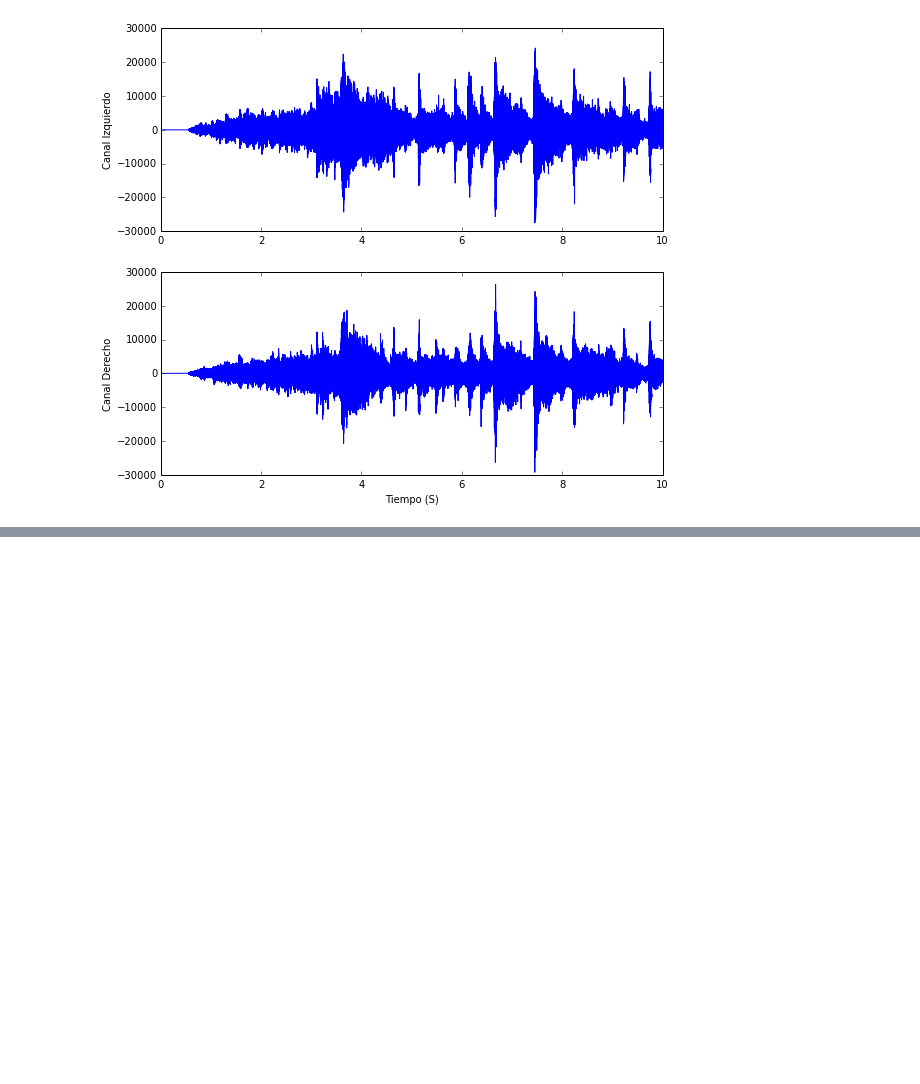
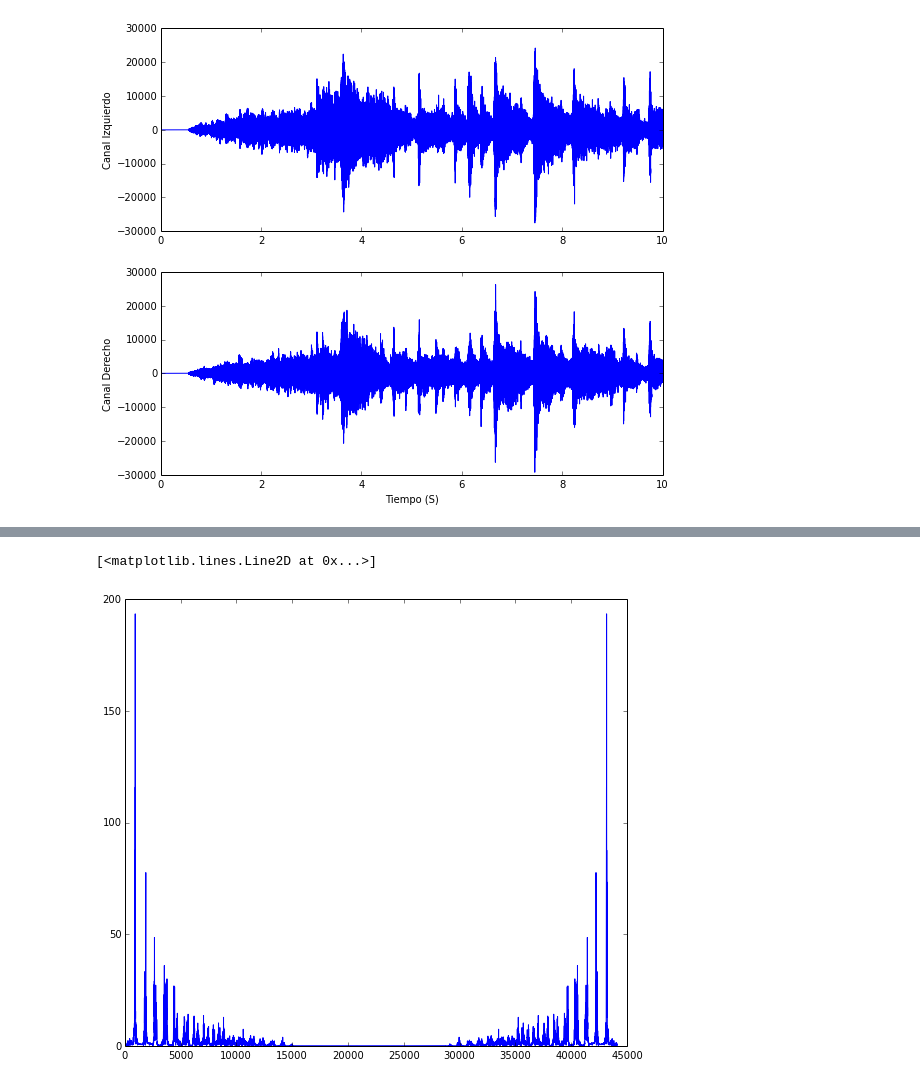
Before and after one commit to RoberTnf/Se-ales, a Jupyter notebook: Pantoja.ipynb, the cells around one changed output, grey strips where cells are left out. Cells and saved outputs as stored; diff of their text form; code cells hidden in the pictures; blank space fills up the shorter version.

```diff
--- a/Pantoja.ipynb
+++ b/Pantoja.ipynb
@@ -81,0 +105,9 @@ xlabel("Tiempo (S)")
+# %%
+peri_anal = 0.25#Periodo de análisis, relación inversa con la resolución que queremos (1Hz -> 1 Seg)
+T4 = peri_anal
+Fci4 = fft.fft(ci[int(3*T4*44100):int(4*T4*44100)])/(T4*44100) #Transformadas
+Fcd4 = fft.fft(cd[int(3*T4*44100):int(4*T4*44100)])/(T4*44100)
+plot(arange(0,44100,1/T4),abs(Fci4))
+# %% [output]
+[<matplotlib.lines.Line2D at 0x...>]
+[figure, added]
```
Also changed, not shown: parts of 8 cells of this notebook.
